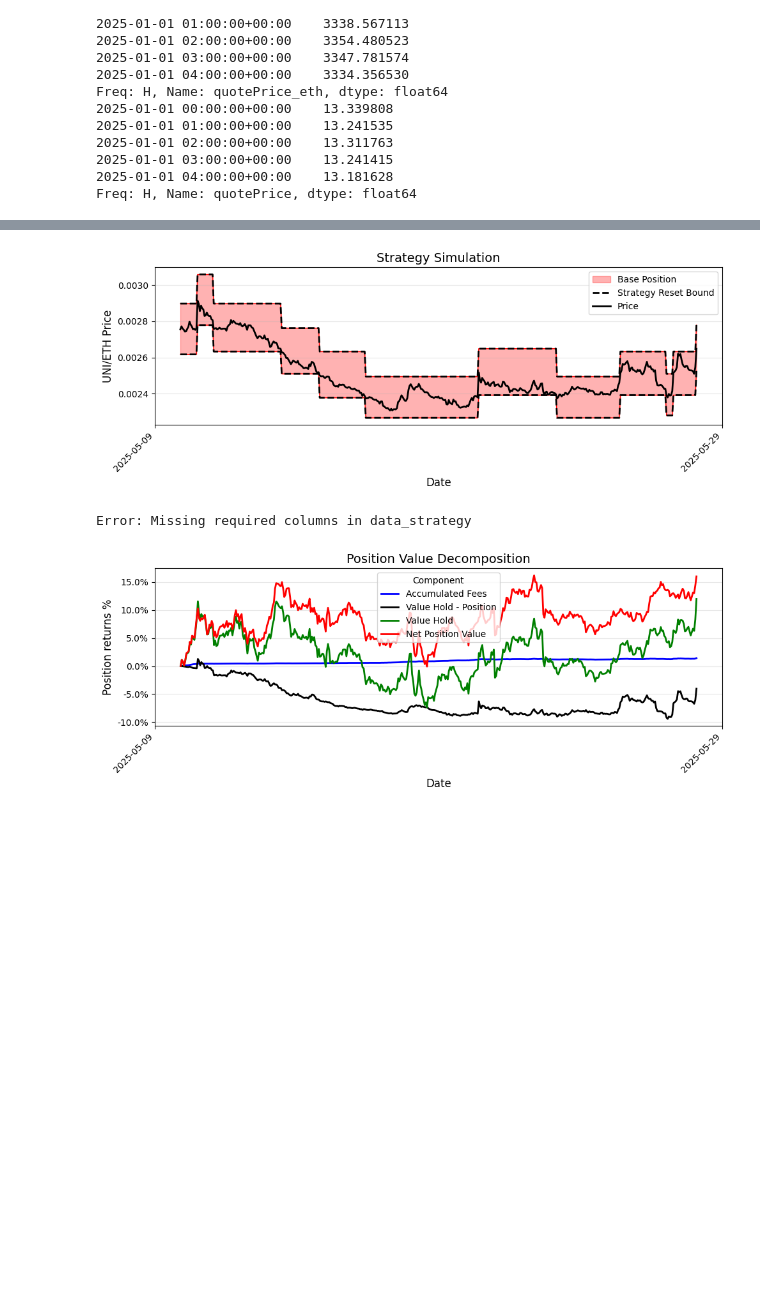
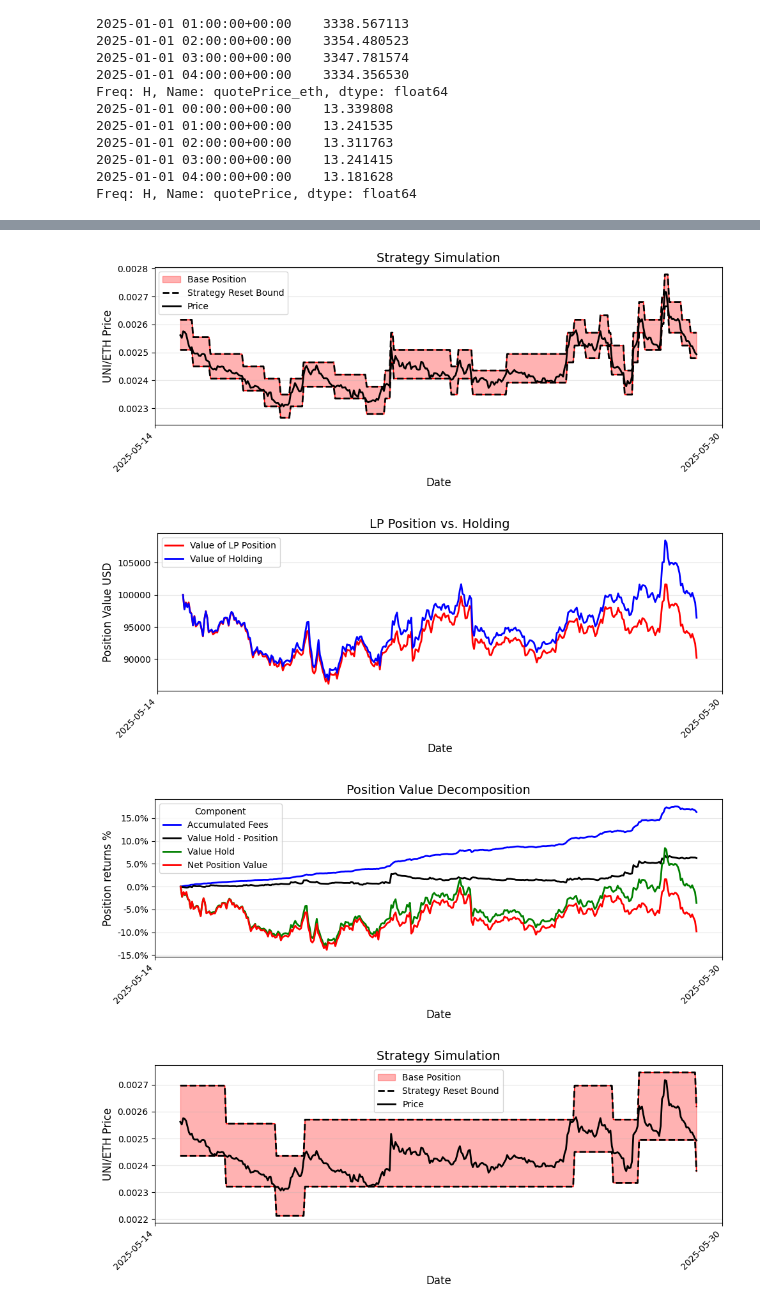
Before and after one commit to marescialloNino/univ3-strategies, a Jupyter notebook: 4_SimpleStrategy.ipynb, the cells around one changed output, grey strips where cells are left out. Saved outputs shown, nothing was run; the diff lists cells and outputs as text; code cells hidden in the pictures; blank space fills up the shorter version.

```diff
--- a/4_SimpleStrategy.ipynb
+++ b/4_SimpleStrategy.ipynb
@@ -81,8 +81,8 @@ Freq: H, Name: quotePrice_eth, dtype: float64
 Freq: H, Name: quotePrice, dtype: float64
 # %%
 # Select date ranges for strategy simulation
-DATE_BEGIN                 = pd.to_datetime('2025-05-10 00:00PM',utc=True)
-DATE_END                   = pd.to_datetime('2025-05-29 00:00PM',utc=True)
+DATE_BEGIN                 = pd.to_datetime('2025-05-15 00:00AM',utc=True)
+DATE_END                   = pd.to_datetime('2025-05-30 00:00PM',utc=True)
 z_score_cutoff             = 5
 window_size                = 24*30
 
@@ -116,7 +116,7 @@ initial_token_0_usd        = token_0_usd_data_filtered['quotePrice'].iloc[0]
 
 # Initial Position Details
 initial_usd_price          = token_0_usd_data_filtered['quotePrice'].iloc[0]
-INITIAL_TOKEN_0            = 100000/initial_usd_price
+INITIAL_TOKEN_0            = 50000/initial_usd_price
 
 INITIAL_TOKEN_1            = INITIAL_TOKEN_0*simulate_data_price[0]
 FEE_TIER                   = 0.003
@@ -136,7 +136,7 @@ DECIMALS_0 = 18
 DECIMALS_1 = 18
 
 # Strategy Parameters
-range_widths        = [0.05, 0.1, 0.02]
+range_widths        = [0.02, 0.05, 0.1, 0.15]
 sim_performance    = []
 sim_results        = []
 sim_data_collect   = []
@@ -158,7 +158,8 @@ for j in list(itertools.product(range_widths)):
         INITIAL_TOKEN_1,
         FEE_TIER,
         decimals_0,
-        decimals_1
+        decimals_1,
+        token_0_usd_data=token_0_usd_data_filtered,
     )
     sim_data = generate_simulation_series(
         simulated_strategy,
@@ -230,10 +263,14 @@ pd.DataFrame(sim_performance)
 # %%
-results = sim_data_collect[0]
-results.to_csv('strategy_results.csv')
-p = plot_strategy(results,'UNI/ETH Price')
-p = plot_position_value(results)
-p = plot_position_return_decomposition(results)
+
+for i in range(len(sim_data_collect)):
+    results = sim_data_collect[i]
+    results.to_csv(f'strategy_results_{i}.csv')
+
+    plot_strategy(results,'UNI/ETH Price')
+    plot_position_value(results)
+    plot_position_return_decomposition(results)
 # %% [output]
-[figure, old version]
+[figure, new version]
-Error: Missing required columns in data_strategy
-[figure, old version]
+[figure, new version]
+[figure, added]
+[figure, added]
```
Also changed, not shown: parts of 15 cells of this notebook, 3 other files.
